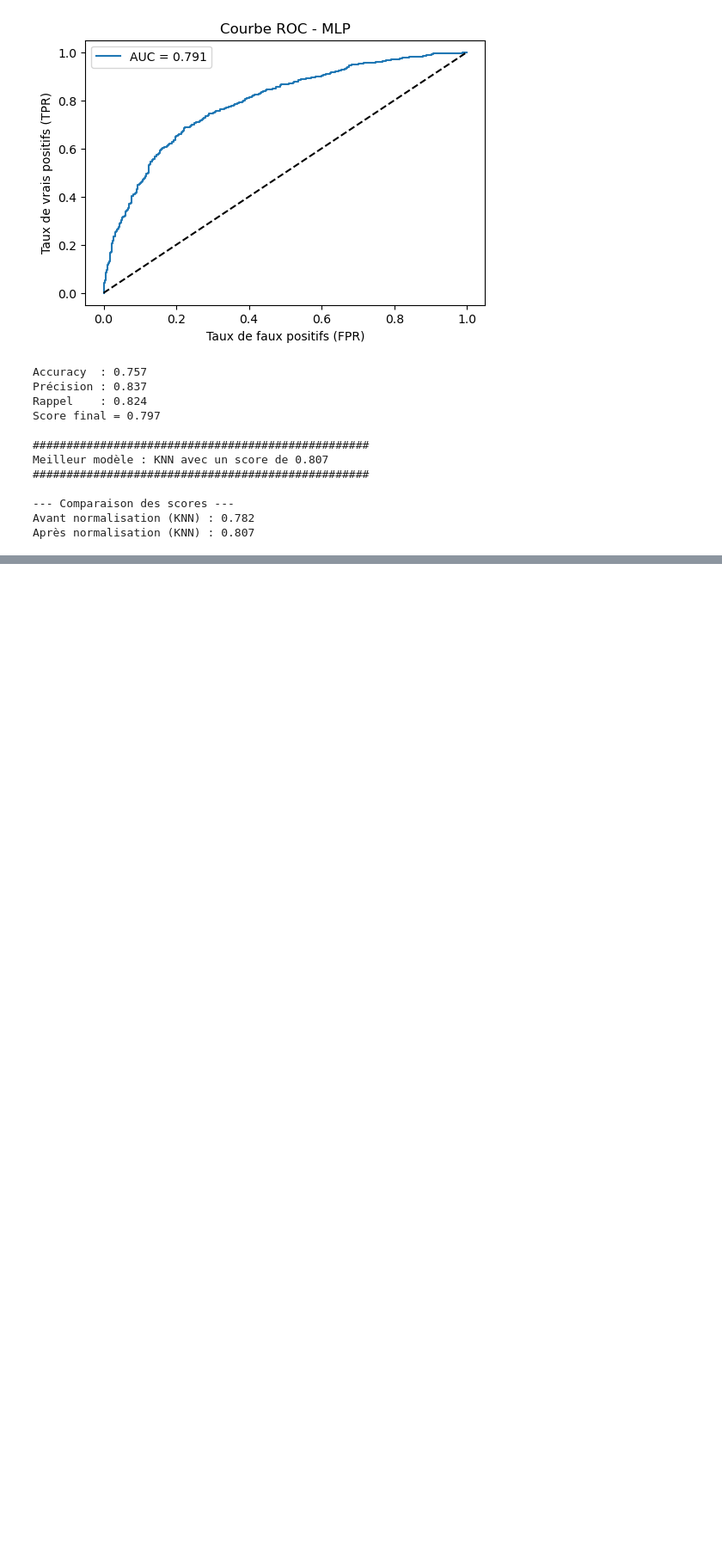
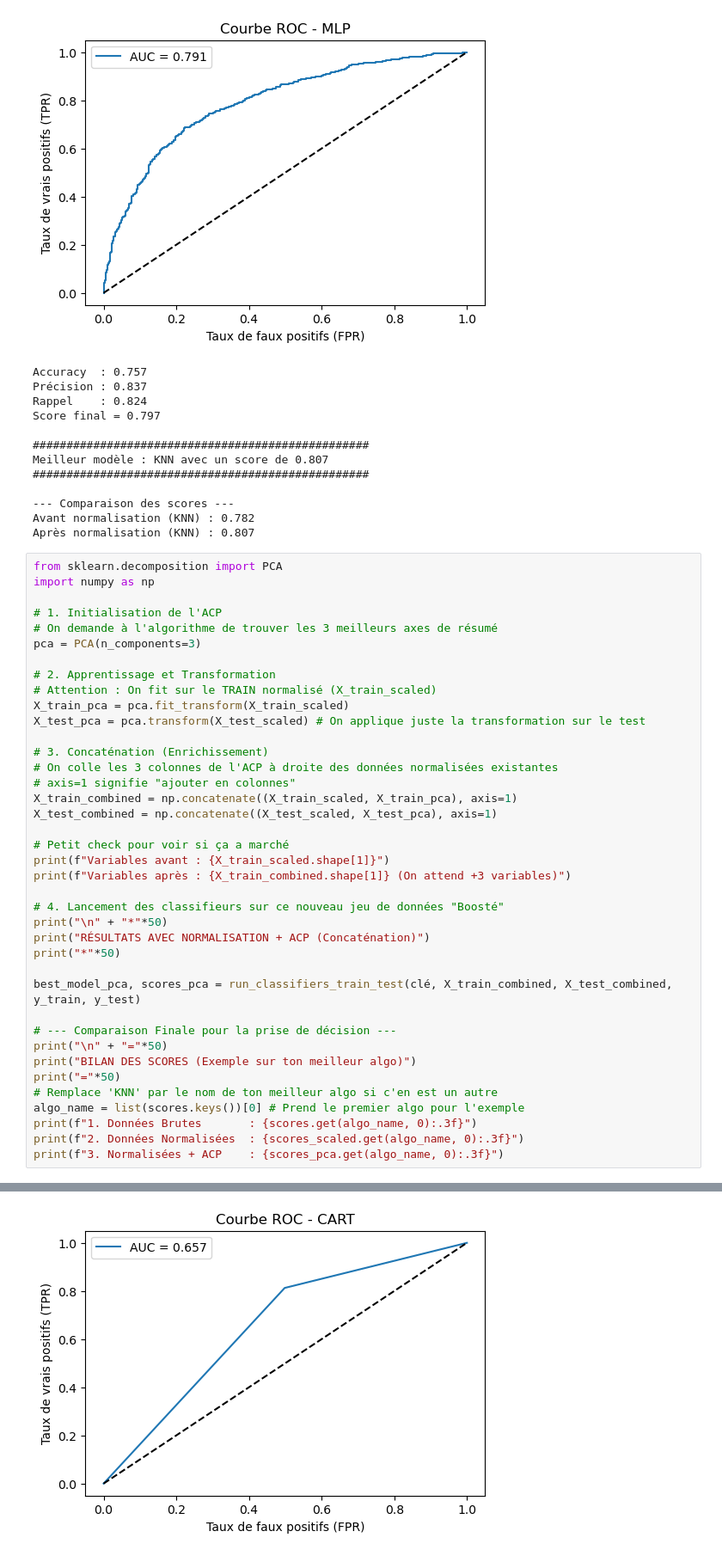
Before and after one commit to Mahmoud-dahir/financial-risk-prediction, a Jupyter notebook: TP_ML/tp1.ipynb, the cells around one changed output, grey strips where cells are left out. Shown: that part at 86% size. Saved outputs shown, nothing was run; the diff lists cells and outputs as text; blank space fills up the shorter version.

```diff
--- a/TP_ML/tp1.ipynb
+++ b/TP_ML/tp1.ipynb
@@ -298,3 +298,43 @@ Meilleur modèle : KNN avec un score de 0.807
 --- Comparaison des scores ---
 Avant normalisation (KNN) : 0.782
 Après normalisation (KNN) : 0.807
+# %%
+from sklearn.decomposition import PCA
+import numpy as np
+
+# 1. Initialisation de l'ACP
+# On demande à l'algorithme de trouver les 3 meilleurs axes de résumé
+pca = PCA(n_components=3)
+
+# 2. Apprentissage et Transformation
+# Attention : On fit sur le TRAIN normalisé (X_train_scaled)
+X_train_pca = pca.fit_transform(X_train_scaled)
+X_test_pca = pca.transform(X_test_scaled) # On applique juste la transformation sur le test
+
+# 3. Concaténation (Enrichissement)
+# On colle les 3 colonnes de l'ACP à droite des données normalisées existantes
+# axis=1 signifie "ajouter en colonnes"
+X_train_combined = np.concatenate((X_train_scaled, X_train_pca), axis=1)
+X_test_combined = np.concatenate((X_test_scaled, X_test_pca), axis=1)
+
+# Petit check pour voir si ça a marché
+print(f"Variables avant : {X_train_scaled.shape[1]}")
+print(f"Variables après : {X_train_combined.shape[1]} (On attend +3 variables)")
+
+# 4. Lancement des classifieurs sur ce nouveau jeu de données "Boosté"
+print("\n" + "*"*50)
+print("RÉSULTATS AVEC NORMALISATION + ACP (Concaténation)")
+print("*"*50)
+
+best_model_pca, scores_pca = run_classifiers_train_test(clé, X_train_combined, X_test_combined, y_train, y_test)
+
+# --- Comparaison Finale pour la prise de décision ---
+print("\n" + "="*50)
+print("BILAN DES SCORES (Exemple sur ton meilleur algo)")
+print("="*50)
+# Remplace 'KNN' par le nom de ton meilleur algo si c'en est un autre
+algo_name = list(scores.keys())[0] # Prend le premier algo pour l'exemple
+print(f"1. Données Brutes       : {scores.get(algo_name, 0):.3f}")
+print(f"2. Données Normalisées  : {scores_scaled.get(algo_name, 0):.3f}")
+print(f"3. Normalisées + ACP    : {scores_pca.get(algo_name, 0):.3f}")
+# %% [output]
@@ -300,0 +356 @@ Après normalisation (KNN) : 0.807
+[figure, added]
```
Also changed, not shown: parts of 1 cell of this notebook.
